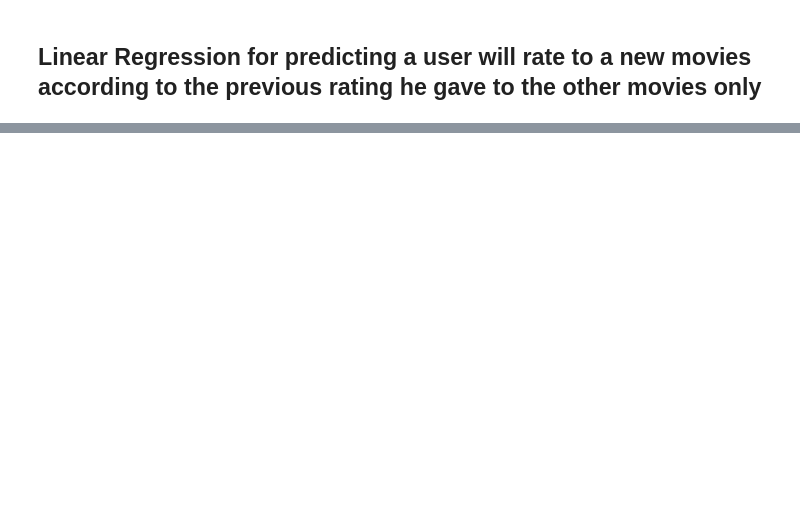
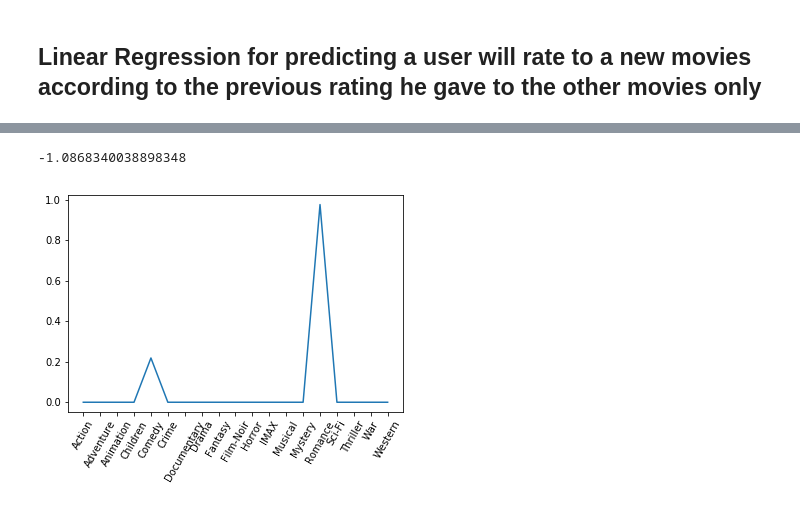
Before and after one commit to Ericlkl/Movie-Rating-Prediction, a Jupyter notebook: Assignment.ipynb, the cells around one changed output, grey strips where cells are left out. Saved outputs shown, nothing was run; the diff lists cells and outputs as text; code cells hidden in the pictures; blank space fills up the shorter version.

```diff
--- a/Assignment.ipynb
+++ b/Assignment.ipynb
@@ -133,7 +185,7 @@ userID = random.randint(1, full_rating_dataset['userId'].max() + 1)
 
 rating_df_for_one_user = full_rating_dataset.loc[(full_rating_dataset.userId == userID)]
 
-X = rating_df_for_one_user.drop(columns=['rating','userId'], axis=1).values
+X = rating_df_for_one_user.drop(columns=['rating','userId','(no genres listed)','movieId'], axis=1).values
 y = rating_df_for_one_user.iloc[:,2].values
 
 X_train, X_test, y_train, y_test = train_test_split(X,y, test_size = 0.2, random_state = 0)
@@ -168,0 +288,17 @@ rating_df_for_one_user.drop(columns=['rating','userId'], axis=1)
+# %%
+regressor.score(X_test,y_test)
+# %% [output]
+-1.0868340038898348
+# %%
+lasso = Lasso(alpha = 0.1, normalize = True)
+lasso.fit(X_test,y_test)
+lasso_coef = lasso.coef_
+
+columns = rating_df_for_one_user.drop(columns=['rating','userId','(no genres listed)','movieId'], axis=1).columns.values
+columns
+
+plt.plot(range(len(columns)),lasso_coef)
+plt.xticks(range(len(columns)), columns, rotation = 60)
+plt.show()
+# %% [output]
+[figure, added]
```
Also changed, not shown: parts of 14 cells of this notebook, 6 other files.
